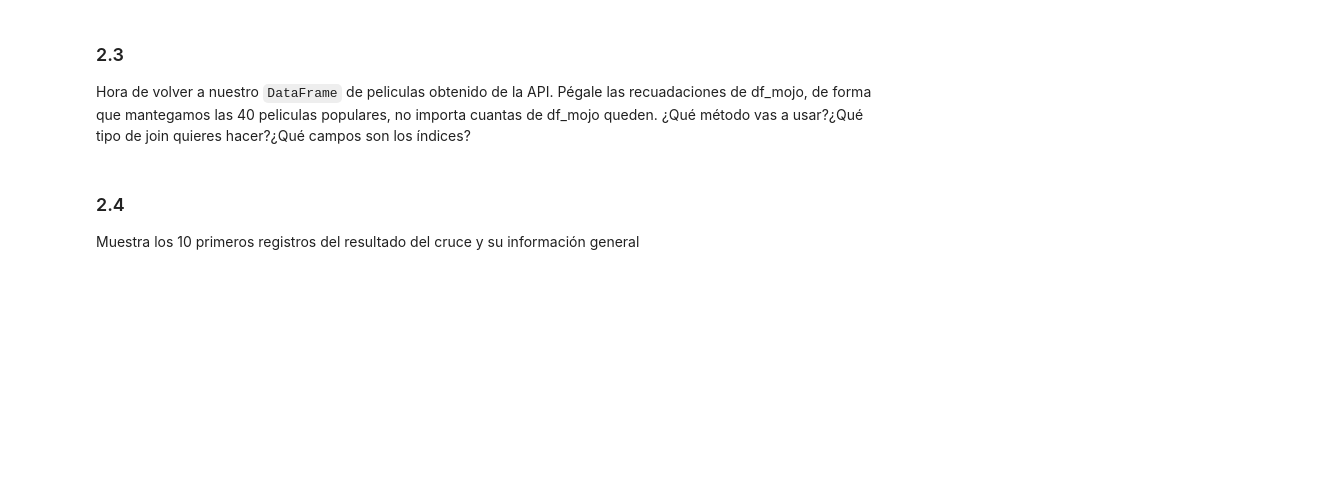
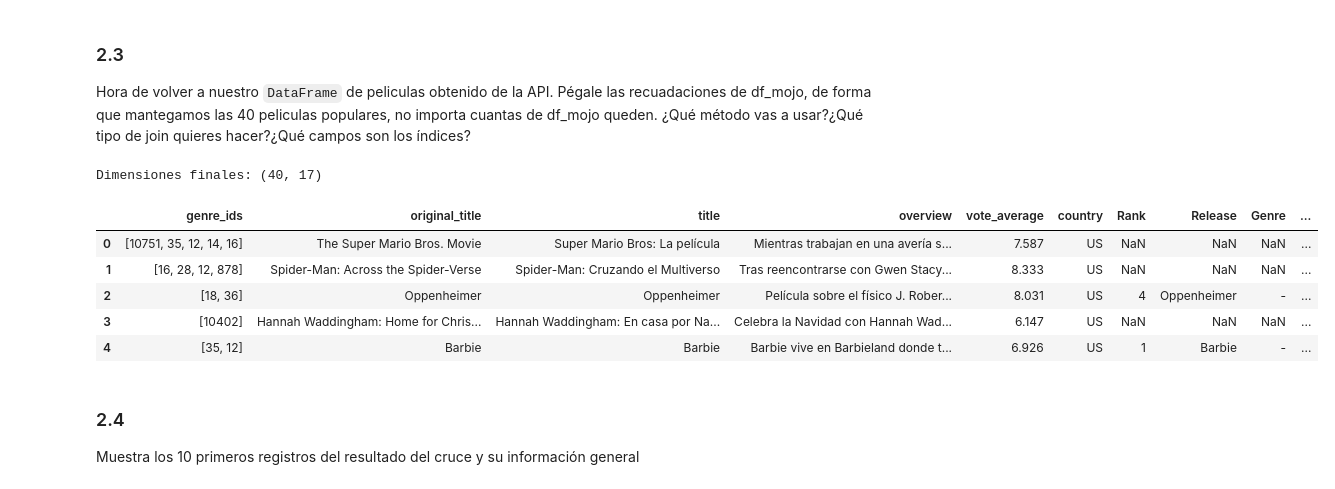
Before and after one commit to csanchosahun/DS-Online-Carlos-Sancho, a Jupyter notebook: 03_Data_Analysis/Sprint_06/Unidad_02_Procesado_Datos_Externos_Web_Scraping_APIs/03_Practica_Obligatoria/18_Practica_Obligatoria_Web_Scraping_APIs.ipynb, the cells around one changed output. Drawn from its saved outputs; the diff is of its cells as text; code cells hidden in the pictures; blank space fills up the shorter version.

```diff
--- a/03_Data_Analysis/Sprint_06/Unidad_02_Procesado_Datos_Externos_Web_Scraping_APIs/03_Practica_Obligatoria/18_Practica_Obligatoria_Web_Scraping_APIs.ipynb
+++ b/03_Data_Analysis/Sprint_06/Unidad_02_Procesado_Datos_Externos_Web_Scraping_APIs/03_Practica_Obligatoria/18_Practica_Obligatoria_Web_Scraping_APIs.ipynb
@@ -328,6 +453,30 @@ Si no has podido hacer el ejercicio Extra anterior, lee los datos que hay en "./
 ### 2.3
 
 Hora de volver a nuestro `DataFrame` de peliculas obtenido de la API. Pégale las recuadaciones de df_mojo, de forma que mantegamos las 40 peliculas populares, no importa cuantas de df_mojo queden. ¿Qué método vas a usar?¿Qué tipo de join quieres hacer?¿Qué campos son los índices?
+# %%
+# Realizamos el cruce (merge)
+# left = df_base_movies (nuestras 40 pelis)
+# right = df_mojo (los datos de recaudación)
+# how = 'left' (mantiene todas las de la izquierda)
+
+df_final = df_base_movies.merge(
+    df_mojo,
+    left_on="title",   # Columna en el DataFrame de la API
+    right_on="Release", # Columna en el DataFrame de Mojo que contiene el título
+    how="left"          # Mantener las 40 originales
+)
+
+# Mostramos el resultado
+print(f"Dimensiones finales: {df_final.shape}")
+display(df_final.head())
+# %% [output]
+Dimensiones finales: (40, 17)
+|  | genre_ids | original_title | title | overview | vote_average | country | Rank | Release | Genre | ... |
+| 0 | [10751, 35, 12, 14, 16] | The Super Mario Bros. Movie | Super Mario Bros: La película | Mientras trabajan en una avería s... | 7.587 | US | NaN | NaN | NaN | ... |
+| 1 | [16, 28, 12, 878] | Spider-Man: Across the Spider-Verse | Spider-Man: Cruzando el Multiverso | Tras reencontrarse con Gwen Stacy... | 8.333 | US | NaN | NaN | NaN | ... |
+| 2 | [18, 36] | Oppenheimer | Oppenheimer | Película sobre el físico J. Rober... | 8.031 | US | 4 | Oppenheimer | - | ... |
+| 3 | [10402] | Hannah Waddingham: Home for Chris... | Hannah Waddingham: En casa por Na... | Celebra la Navidad con Hannah Wad... | 6.147 | US | NaN | NaN | NaN | ... |
+| 4 | [35, 12] | Barbie | Barbie | Barbie vive en Barbieland donde t... | 6.926 | US | 1 | Barbie | - | ... |
 # %% [markdown]
 ### 2.4
 Muestra los 10 primeros registros del resultado del cruce y su información general
```
Also changed, not shown: parts of 15 cells of this notebook.
